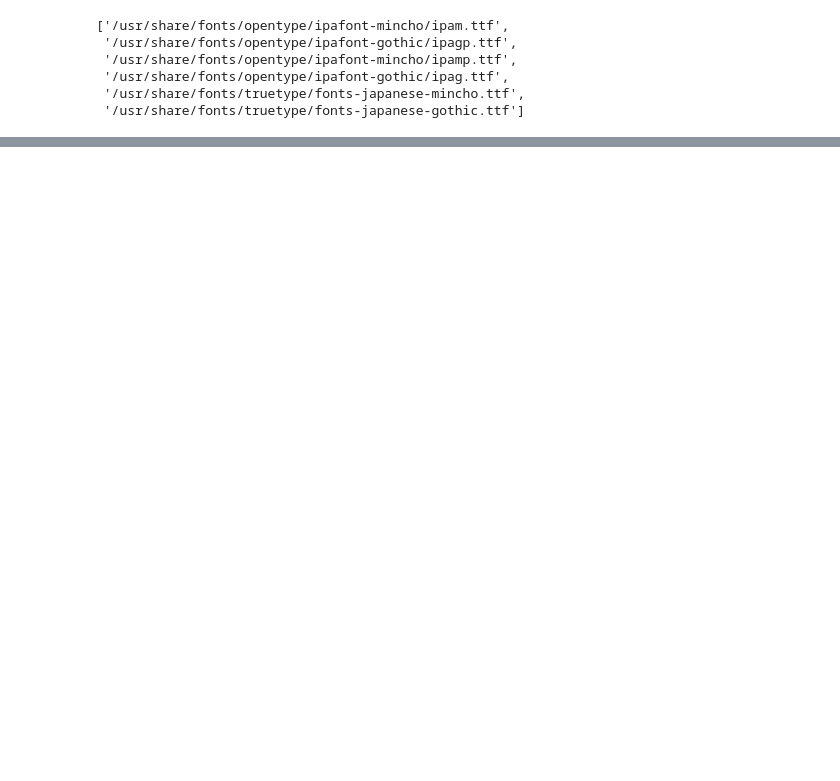
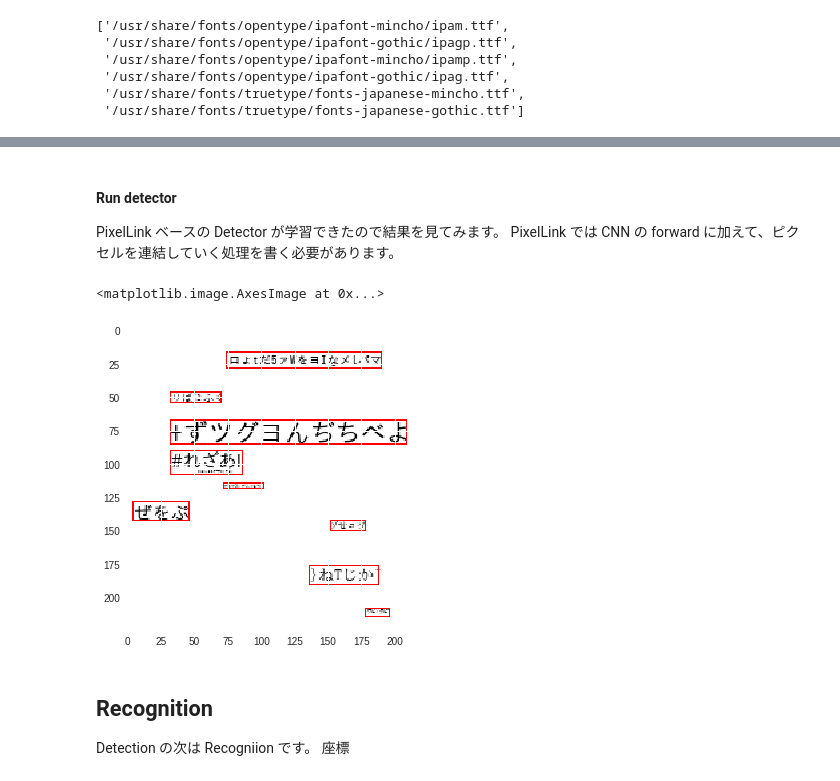
Before and after one commit to agatan/Building-OCR-System-TechBookFest6, a Jupyter notebook: techbook6.ipynb, the cells around one changed output, grey strips where cells are left out. Saved outputs shown, nothing was run; the diff lists cells and outputs as text; code cells hidden in the pictures; blank space fills up the shorter version.

```diff
--- a/techbook6.ipynb
+++ b/techbook6.ipynb
@@ -98,0 +379,5 @@ plt.imshow(image)
+# %% [markdown]
+#### Run detector
+
+PixelLink ベースの Detector が学習できたので結果を見てみます。
+PixelLink では CNN の forward に加えて、ピクセルを連結していく処理を書く必要があります。
@@ -98,0 +491,21 @@ plt.imshow(image)
+# %%
+def predict_bboxes(image: np.ndarray, model: tf.keras.Model):
+    input = (target_image.astype(np.float32) / 127.5 - 1)[np.newaxis, ...]
+    scores, links = model.predict(input)
+    instance_map = mask_to_instance_map(scores[0], links[0])
+    return instance_map_to_bbox(instance_map, scale=2)
+
+
+target_image = np.asarray(generate(WIDTH, HEIGHT)[0])
+bboxes = predict_bboxes(target_image, model)
+for bbox in bboxes:
+    cv2.drawContours(target_image, [bbox], 0, (255, 0, 0), 1)
+plt.imshow(target_image)
+# %% [output]
+<matplotlib.image.AxesImage at 0x...>
+[figure, added]
+# %% [markdown]
+## Recognition
+
+Detection の次は Recogniion です。
+座標
```
Also changed, not shown: parts of 14 cells of this notebook.
